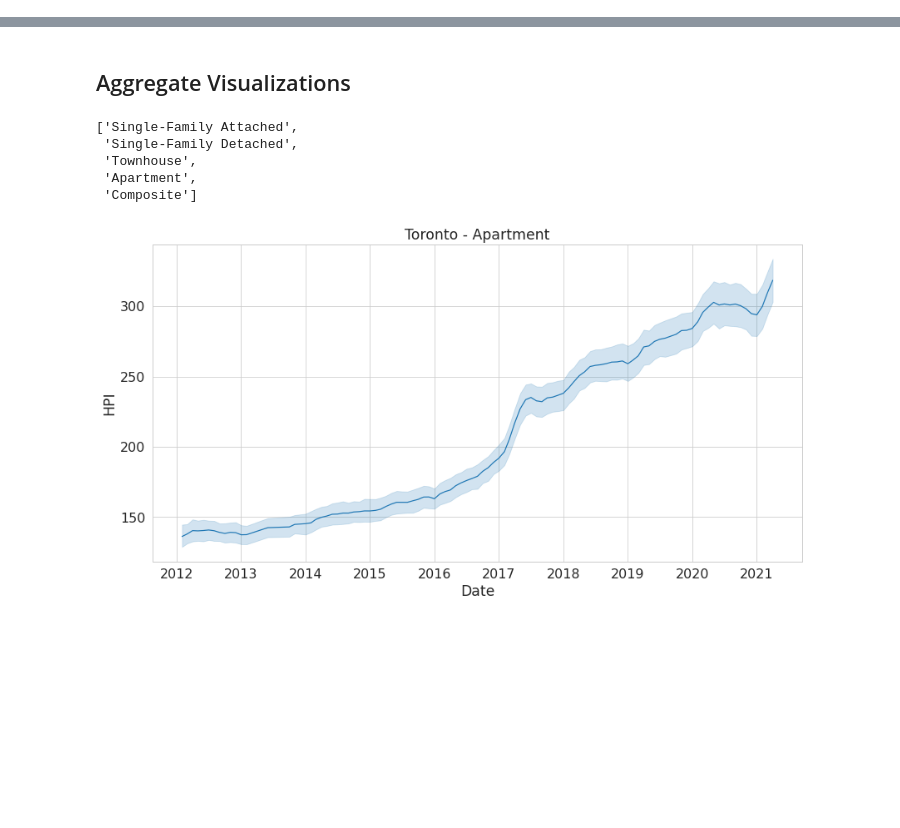
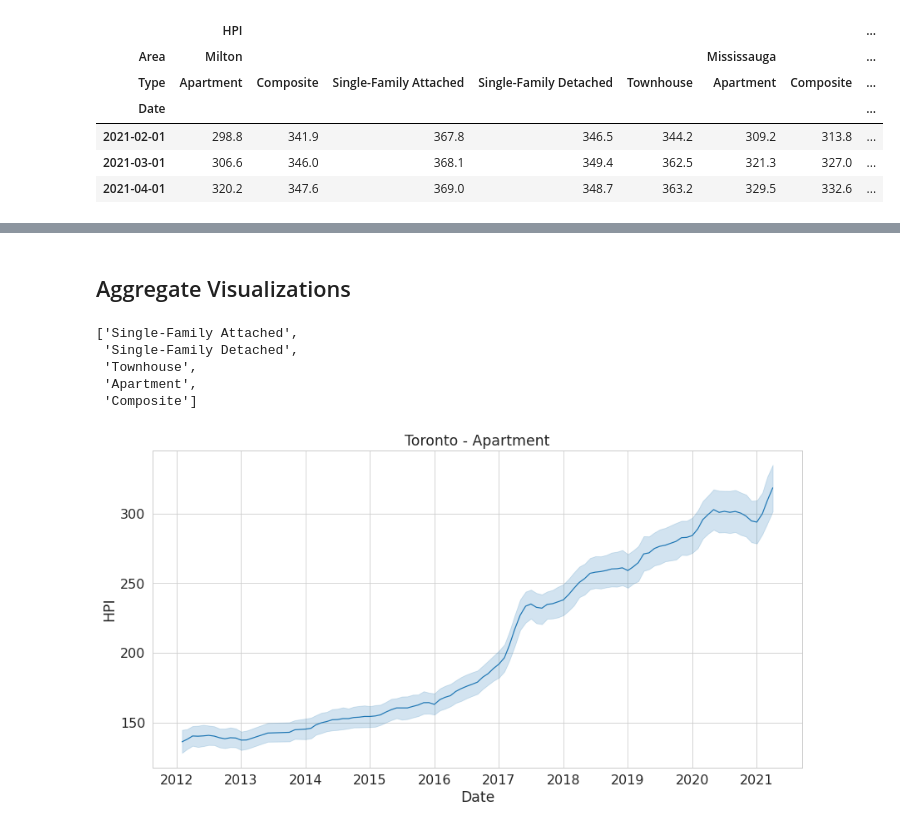
Before and after one commit to sinan-ozel/toronto-hpi, a Jupyter notebook: notebook/03.DataChecks.ipynb, the cells around one changed output, grey strips where cells are left out. Cells and saved outputs as stored; diff of their text form; code cells hidden in the pictures; blank space fills up the shorter version.

```diff
--- a/notebook/03.DataChecks.ipynb
+++ b/notebook/03.DataChecks.ipynb
@@ -8,3 +8,18 @@ from datetime import datetime
 data_folder = '../03.clean-data/'
 # %%
 hpi = pd.read_csv(os.path.join(data_folder, 'hpi.csv'), parse_dates=['Date'])
+# %%
+sample_table = (
+    hpi
+        [hpi['Area'].isin(['Toronto C10', 'Mississauga', 'Milton']) & (hpi['Date'] > pd.to_datetime(date(2021, 1, 1)))]
+        .pivot_table(index=['Date'], columns=['Area', 'Type'], values=['HPI'])
+)
+sample_table
+# %% [output]
+|  | HPI |  |  |  |  |  |  | ... |
+| Area | Milton |  |  |  |  | Mississauga |  | ... |
+| Type | Apartment | Composite | Single-Family Attached | Single-Family Detached | Townhouse | Apartment | Composite | ... |
+| Date |  |  |  |  |  |  |  | ... |
+| 2021-02-01 | 298.8 | 341.9 | 367.8 | 346.5 | 344.2 | 309.2 | 313.8 | ... |
+| 2021-03-01 | 306.6 | 346.0 | 368.1 | 349.4 | 362.5 | 321.3 | 327.0 | ... |
+| 2021-04-01 | 320.2 | 347.6 | 369.0 | 348.7 | 363.2 | 329.5 | 332.6 | ... |
```
Also changed, not shown: parts of 4 cells of this notebook.
